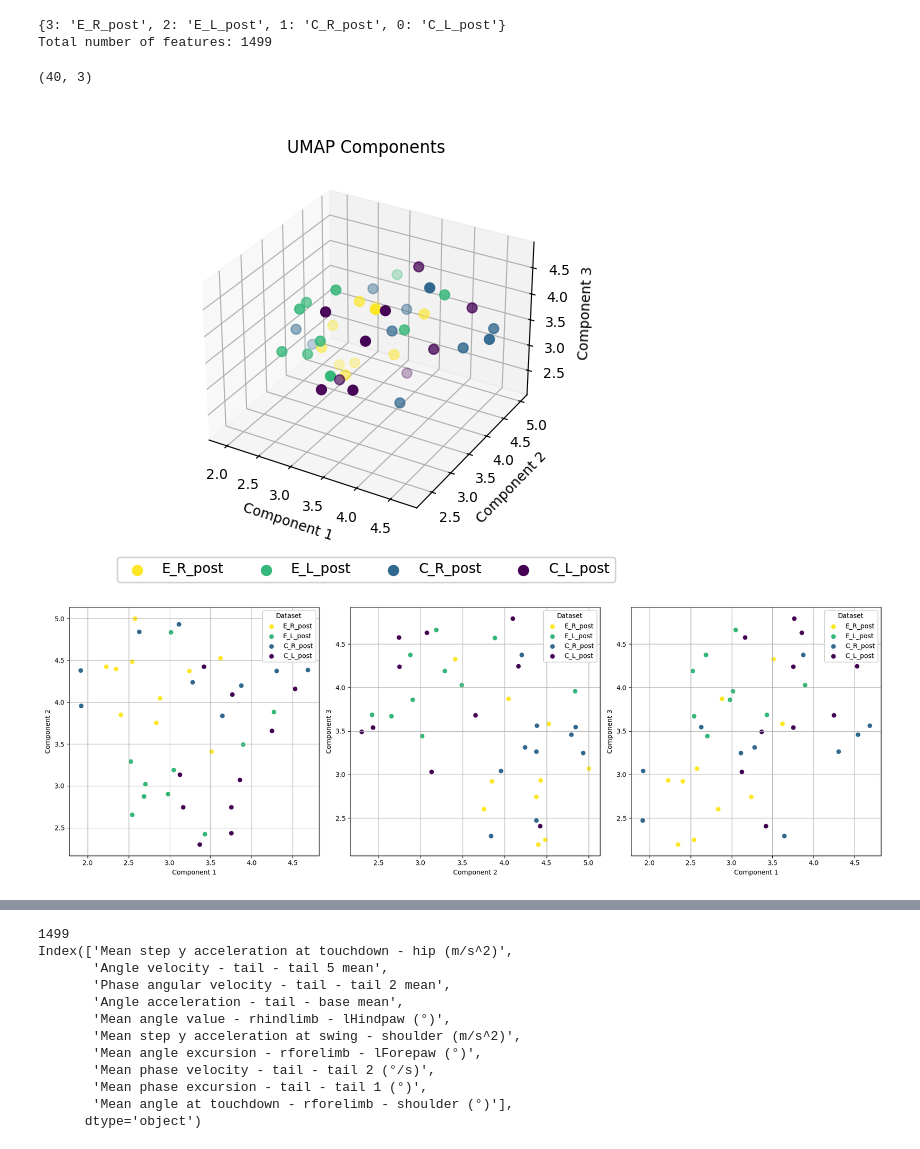
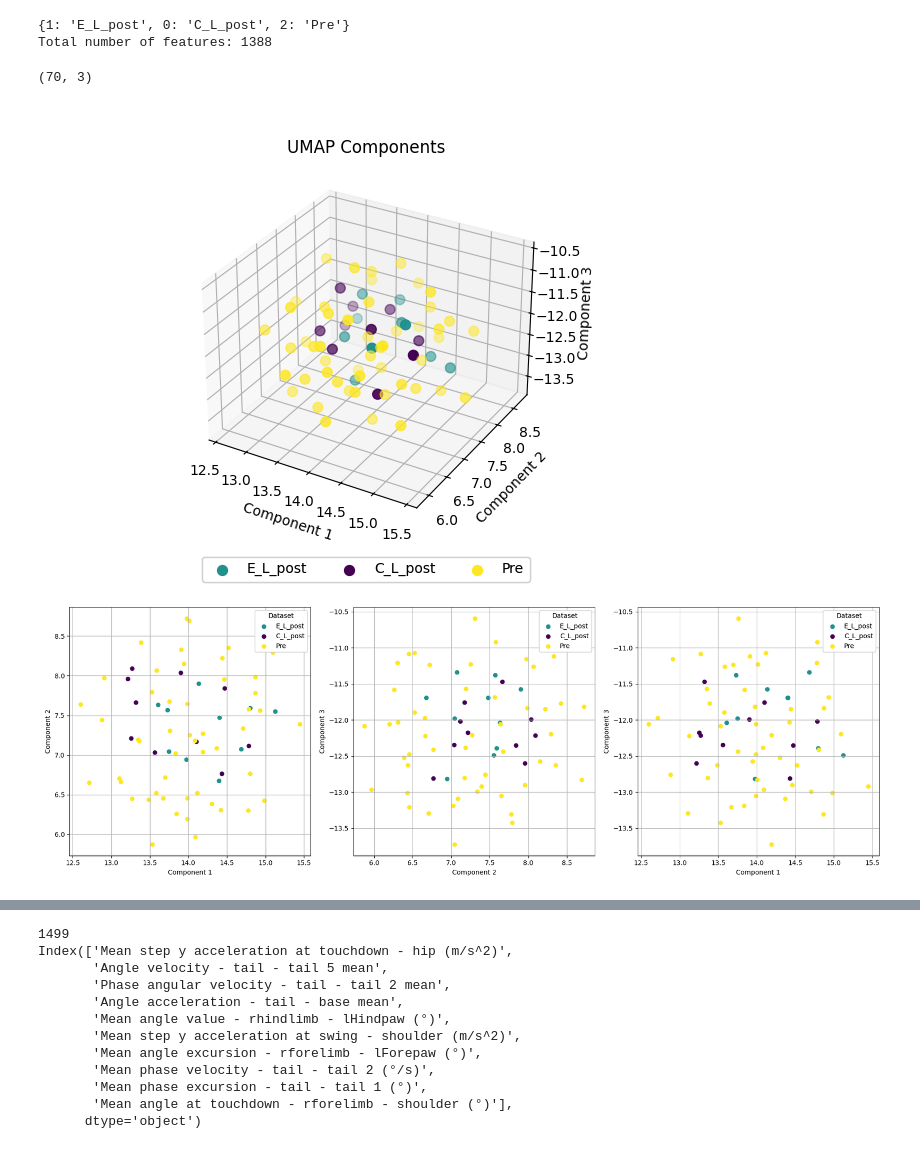
Before and after one commit to SimpingOjou/MScThesis, a Jupyter notebook: UMAP.ipynb, the cells around one changed output, grey strips where cells are left out. Drawn from its saved outputs; the diff is of its cells as text; code cells hidden in the pictures.

```diff
--- a/UMAP.ipynb
+++ b/UMAP.ipynb
@@ -22,7 +22,8 @@ data_folder = './csv/'
 # data_file = 'AB_LR_combined.csv' # AB combined pre and post > too many clusters, can't see
 # data_file = 'AB_LR_combined_post.csv' # AB combined post > too many clusters, can't see
 # data_file = 'B_hindlimb.csv' # B pre vs post > small changes
-data_file = 'CE_LR_post.csv'
+# data_file = 'CE_LR_post.csv'
+data_file = 'CE_L_prepost.csv'
 
 full_data = pd.read_csv(data_folder + data_file)
 
@@ -53,41 +54,43 @@ df_processed["Dataset"] = full_data["Dataset_Encoded"]
 # print(df_processed.head())
 print(f"Total number of features: {len(numerical_cols)}")
 # %% [output]
-{3: 'E_R_post', 2: 'E_L_post', 1: 'C_R_post', 0: 'C_L_post'}
-Total number of features: 1499
+{1: 'E_L_post', 0: 'C_L_post', 2: 'Pre'}
+Total number of features: 1388
 # %%
 reducer = UMAP(n_components=3, n_neighbors=10, min_dist=0.1, random_state=42)
+reducer = UMAP(n_components=3, n_neighbors=10, min_dist=0.1, random_state=42, metric='mahalanobis')
+# reducer = UMAP(n_components=3, n_neighbors=10, min_dist=0.1, random_state=42, metric='correlation')
 embedding = reducer.fit_transform(df_processed[numerical_cols])
 
 print(embedding.shape)
 
 fig = plt.figure()
 ax = fig.add_subplot(111, projection='3d')
 
 datasets = df_processed["Dataset"].unique()
 for dataset in datasets:
     mask = df_processed["Dataset"] == dataset
 
     cmap = plt.get_cmap('viridis')
     colors = cmap(dataset / datasets.max())
     scatter = ax.scatter(
         embedding[mask, 0],
         embedding[mask, 1],
         embedding[mask, 2],
         label=dataset_mapping[dataset],
         s=50,
         c=colors,
     )
 legend1 = ax.legend(loc='upper center', bbox_to_anchor=(0.5, -0.05), ncol=len(datasets))
 ax.add_artist(legend1)
 ax.set_title("UMAP Components")
 ax.set_xlabel("Component 1")
 ax.set_ylabel("Component 2")
 ax.set_zlabel("Component 3")
 plt.show()
 # %% [output]
-(40, 3)
+(70, 3)
-[figure, old version]
+[figure, new version]
 # %%
 fig, axes = plt.subplots(1, 3, figsize=(18, 6))
 
@@ -141,7 +144,7 @@ axes[2].add_artist(legend3)
 plt.tight_layout()
 plt.show()
 # %% [output]
-[figure, old version]
+[figure, new version]
 # %%
 umap_features = ["UMAP1", "UMAP2", "UMAP3"]
 embedding_df = pd.DataFrame(embedding, columns=umap_features)
```
Also changed, not shown: parts of 2 cells of this notebook, 13 other files.
